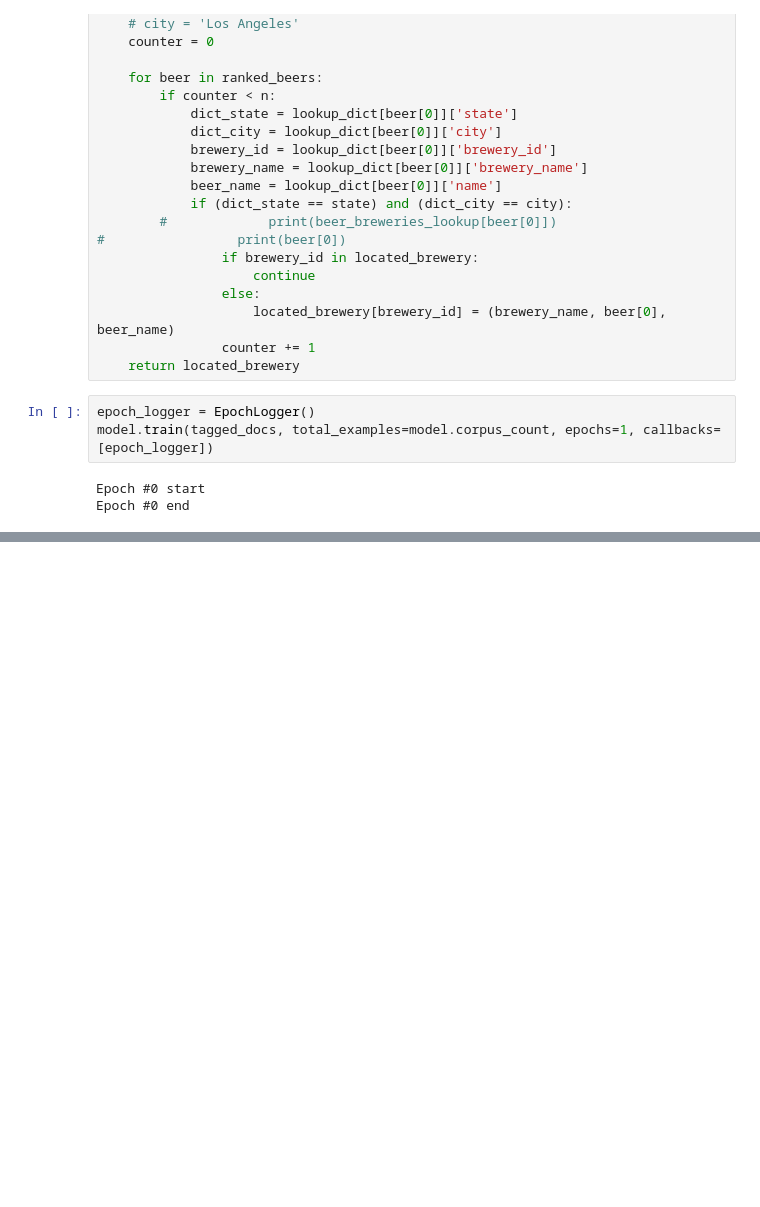
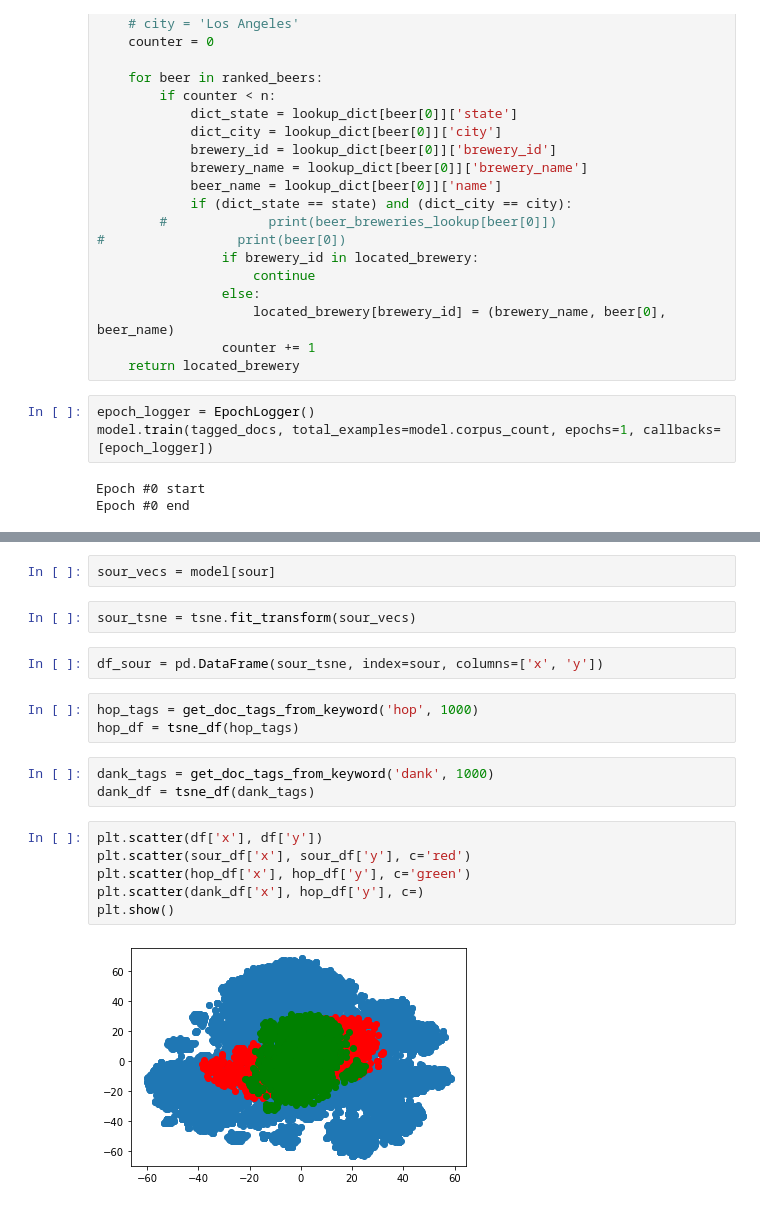
Before and after one commit to aabrahamson3/beer30, a Jupyter notebook: Doc2Vec.ipynb, the cells around one changed output, grey strips where cells are left out. Drawn from its saved outputs; the diff is of its cells as text; blank space fills up the shorter version.

```diff
--- a/Doc2Vec.ipynb
+++ b/Doc2Vec.ipynb
@@ -139,0 +184,20 @@ d2v_test
+# %%
+sour_vecs = model[sour]
+# %%
+sour_tsne = tsne.fit_transform(sour_vecs)
+# %%
+df_sour = pd.DataFrame(sour_tsne, index=sour, columns=['x', 'y'])
+# %%
+hop_tags = get_doc_tags_from_keyword('hop', 1000)
+hop_df = tsne_df(hop_tags)
+# %%
+dank_tags = get_doc_tags_from_keyword('dank', 1000)
+dank_df = tsne_df(dank_tags)
+# %%
+plt.scatter(df['x'], df['y'])
+plt.scatter(sour_df['x'], sour_df['y'], c='red')
+plt.scatter(hop_df['x'], hop_df['y'], c='green')
+plt.scatter(dank_df['x'], hop_df['y'], c=)
+plt.show()
+# %% [output]
+[figure, added]
```
Also changed, not shown: parts of 20 cells of this notebook.
